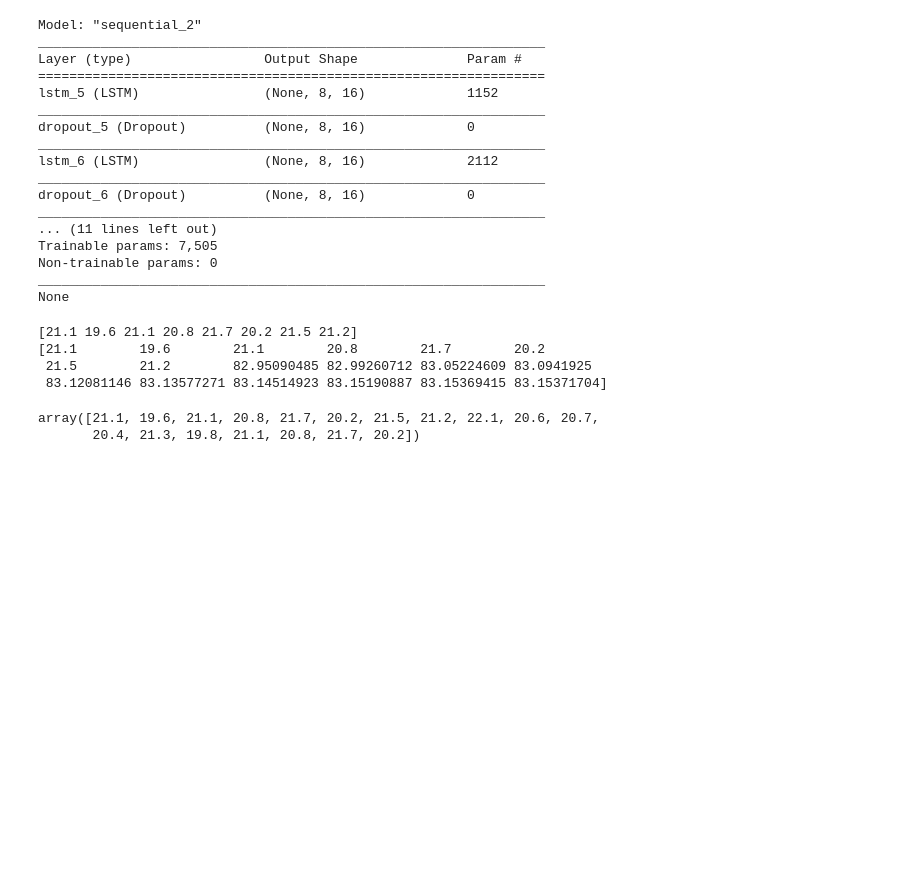
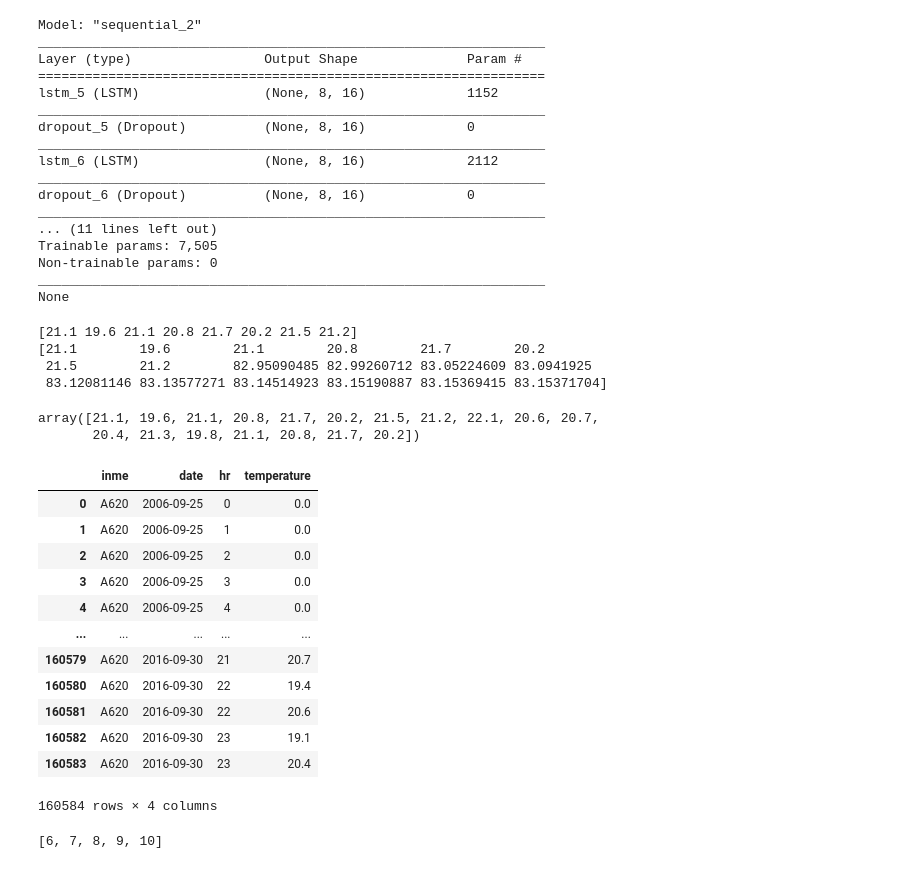
Before and after one commit to undp/satlomas-back, a Jupyter notebook: notebooks/db_predictions_ploting.ipynb, the cells around one changed output. Cells and saved outputs as stored; diff of their text form; code cells hidden in the pictures; blank space fills up the shorter version.

```diff
--- a/notebooks/db_predictions_ploting.ipynb
+++ b/notebooks/db_predictions_ploting.ipynb
@@ -272,3 +296,20 @@ measurement_df.temperature.values[:8+10]
 # %% [output]
 array([21.1, 19.6, 21.1, 20.8, 21.7, 20.2, 21.5, 21.2, 22.1, 20.6, 20.7,
        20.4, 21.3, 19.8, 21.1, 20.8, 21.7, 20.2])
+# %%
+data_csv = pd.read_csv('../../geolomas-exp/data/meteorologico/A620_temp.csv')
+data_csv
+# %% [output]
+|  | inme | date | hr | temperature |
+| 0 | A620 | 2006-09-25 | 0 | 0.0 |
+| 1 | A620 | 2006-09-25 | 1 | 0.0 |
+| 2 | A620 | 2006-09-25 | 2 | 0.0 |
+| 3 | A620 | 2006-09-25 | 3 | 0.0 |
+| 4 | A620 | 2006-09-25 | 4 | 0.0 |
+| ... | ... | ... | ... | ... |
+| 160579 | A620 | 2016-09-30 | 21 | 20.7 |
+| 160580 | A620 | 2016-09-30 | 22 | 19.4 |
+| 160581 | A620 | 2016-09-30 | 22 | 20.6 |
+| 160582 | A620 | 2016-09-30 | 23 | 19.1 |
+| 160583 | A620 | 2016-09-30 | 23 | 20.4 |
+160584 rows × 4 columns
@@ -274,0 +319,5 @@ array([21.1, 19.6, 21.1, 20.8, 21.7, 20.2, 21.5, 21.2, 22.1, 20.6, 20.7,
+# %%
+aa = [1,2,3,4,5,6,7,8,9,10]
+aa[-5:]
+# %% [output]
+[6, 7, 8, 9, 10]
```
Also changed, not shown: parts of 7 cells of this notebook, 1 other file.
